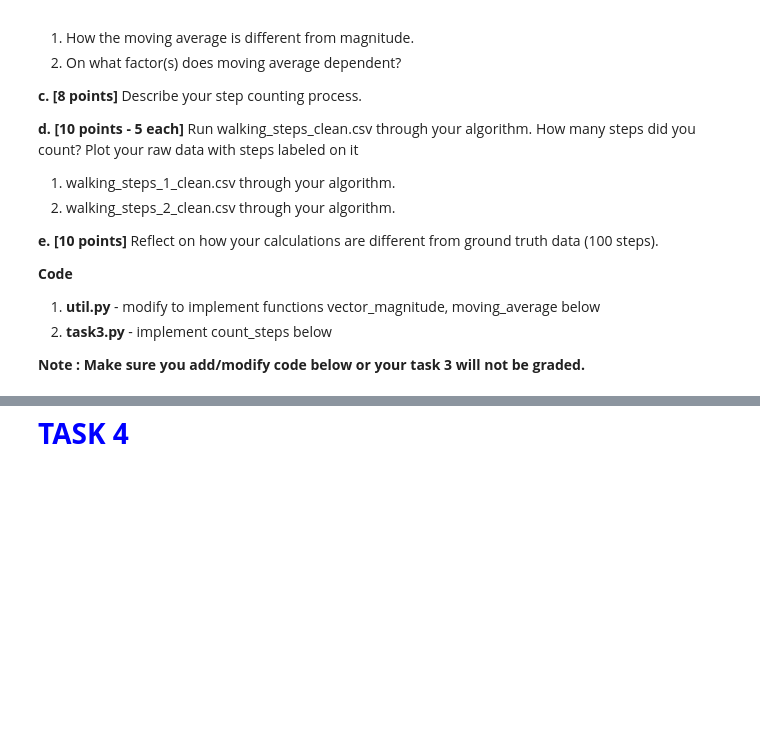
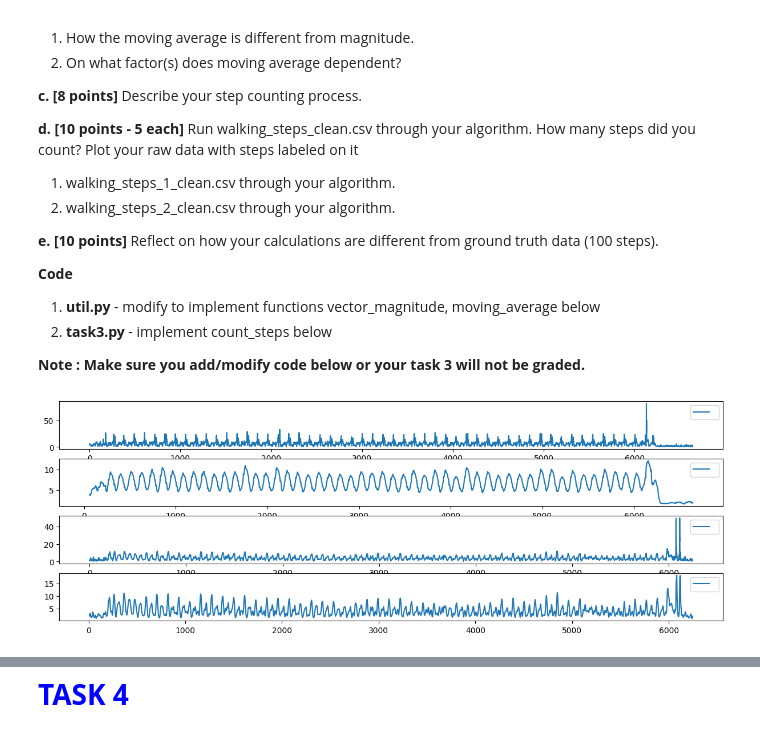
Before and after one commit to cdevre/ga_1, a Jupyter notebook: muc-fall-2022-sensor-data/SensorDataAnalysisActivity.ipynb, the cells around one changed output, grey strips where cells are left out. Cells and saved outputs as stored; diff of their text form; code cells hidden in the pictures; blank space fills up the shorter version.

```diff
--- a/muc-fall-2022-sensor-data/SensorDataAnalysisActivity.ipynb
+++ b/muc-fall-2022-sensor-data/SensorDataAnalysisActivity.ipynb
@@ -325,0 +264,39 @@ if __name__== "__main__":
+# %%
+# this is task3.py
+import parser_data
+
+def count_steps(in_data: pd.DataFrame, threshold:int):
+    peaks, _ = Signal.find_peaks(in_data, height=threshold)
+    return len(peaks)
+
+
+def main():
+    fig, axes = plt.subplots(nrows=4, ncols=1, figsize=(15, 5))  # Adjust the number of subplots as needed
+    SHOW_LEGEND = True
+
+    data1_raw, data1_clean, data2_raw , data2_clean = get_data()
+
+
+    mag1_raw = vector_magnitude(data1_raw)
+    mag2_raw = vector_magnitude(data2_raw)
+
+    mag1_clean = moving_average(vector_magnitude(data1_raw), 60)
+    mag2_clean = moving_average(vector_magnitude(data2_raw), 10)
+
+    mag1_raw.plot(ax=axes[0], legend=SHOW_LEGEND)
+    mag1_clean.plot(ax=axes[1], legend=SHOW_LEGEND)
+    mag2_raw.plot(ax=axes[2], legend=SHOW_LEGEND)
+    mag2_clean.plot(ax=axes[3], legend=SHOW_LEGEND)
+
+
+
+    # for i in [1,2]:
+    #     file_name = f"walking_steps_{i}_clean.csv"
+    #     data = parser_data.get_data(file_name)
+    #     number_of_steps = count_steps(data, i)
+    #     print("Number of steps counted are : {0:d}".format(number_of_steps))
+
+if __name__== "__main__":
+    main()
+# %% [output]
+[figure, added]
```
Also changed, not shown: parts of 10 cells of this notebook.
